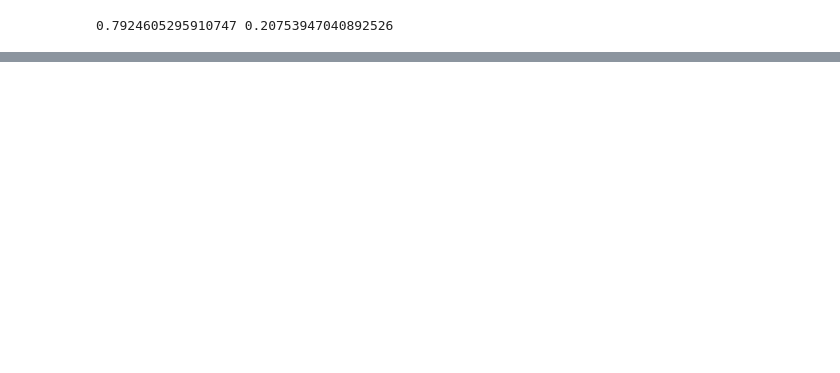
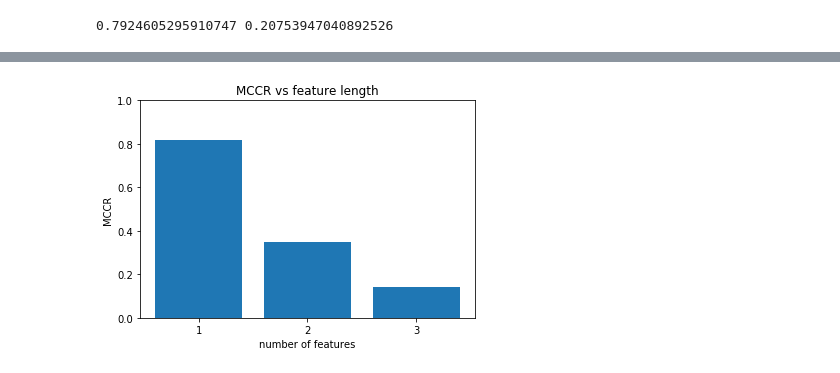
Before and after one commit to AmrAbdelGhani/PA_A1, a Jupyter notebook: SkinClassification.ipynb, the cells around one changed output, grey strips where cells are left out. Cells and saved outputs as stored; diff of their text form; code cells hidden in the pictures; blank space fills up the shorter version.

Commit message:
Skinclassification update
Fixed Priors, Plotted MCCR vs #features

```diff
--- a/SkinClassification.ipynb
+++ b/SkinClassification.ipynb
@@ -155,40 +167,48 @@ MCCR for Feature R:  0.81837375766
 # B and G
 BG1_test =np.concatenate((B1_test, G1_test), axis=1)
 BG2_test = np.concatenate((B2_test,G2_test), axis =1)
-BG1_ccr = ccr1(BG1_test,[B1_lik,G1_lik],[B2_lik,G2_lik])
-BG2_ccr = ccr2(BG2_test,[B1_lik,G1_lik],[B2_lik,G2_lik])
+BG1_ccr = ccr1(BG1_test,[B1_lik,G1_lik],[B2_lik,G2_lik],prior_1,prior_2)
+BG2_ccr = ccr2(BG2_test,[B1_lik,G1_lik],[B2_lik,G2_lik],prior_1,prior_2)
 print('Features B & G Skin CCR: ', BG1_ccr)
 print('Features B & G No Skin CCR: ', BG2_ccr)
-print('MCCR for Feature B & G: ', min(BG1_ccr,BG2_ccr),'\n')
+BG_mccr = min(BG1_ccr,BG2_ccr)
+print('MCCR for Feature B & G: ',BG_mccr ,'\n')
 
 
 #B and R
 BR1_test =np.concatenate((B1_test, R1_test), axis=1)
 BR2_test = np.concatenate((B2_test,R2_test), axis =1)
-BR1_ccr = ccr1(BR1_test,[B1_lik,R1_lik],[B2_lik,R2_lik])
-BR2_ccr = ccr2(BR2_test,[B1_lik,R1_lik],[B2_lik,R2_lik])
+BR1_ccr = ccr1(BR1_test,[B1_lik,R1_lik],[B2_lik,R2_lik],prior_1,prior_2)
+BR2_ccr = ccr2(BR2_test,[B1_lik,R1_lik],[B2_lik,R2_lik],prior_1,prior_2)
 print('Features B & R Skin CCR: ', BR1_ccr)
 print('Features B & R No Skin CCR: ', BR2_ccr)
-print('MCCR for Feature B & R: ', min(BR1_ccr,BR2_ccr),'\n')
+BR_mccr = min(BR1_ccr,BR2_ccr)
+print('MCCR for Feature B & R: ',BR_mccr ,'\n')
 
 
 #G and R
 GR1_test =np.concatenate((G1_test, R1_test), axis=1)
 GR2_test = np.concatenate((G2_test,R2_test), axis =1)
-GR1_ccr = ccr1(GR1_test,[G1_lik,R1_lik],[G2_lik,R2_lik])
-GR2_ccr = ccr2(GR2_test,[G1_lik,R1_lik],[G2_lik,R2_lik])
+GR1_ccr = ccr1(GR1_test,[G1_lik,R1_lik],[G2_lik,R2_lik],prior_1,prior_2)
+GR2_ccr = ccr2(GR2_test,[G1_lik,R1_lik],[G2_lik,R2_lik],prior_1,prior_2)
 print('Features G & R Skin CCR: ', GR1_ccr)
 print('Features G & R No Skin CCR: ', GR2_ccr)
-print('MCCR for Feature G & R: ', min(GR1_ccr,GR2_ccr),'\n')
+GR_mccr = min(GR1_ccr,GR2_ccr)
+print('MCCR for Feature G & R: ',GR_mccr ,'\n')
 
 #B G R
 BGR1_test = np.concatenate((B1_test, G1_test, R1_test), axis=1)
 BGR2_test = np.concatenate((B2_test, G2_test,R2_test), axis =1)
-BGR1_ccr = ccr1(BGR1_test,[B1_lik,G1_lik,R1_lik],[B2_lik,G2_lik,R2_lik])
-BGR2_ccr = ccr2(GR2_test,[B1_lik,G1_lik,R1_lik],[B2_lik,G2_lik,R2_lik])
+BGR1_ccr = ccr1(BGR1_test,[B1_lik,G1_lik,R1_lik],[B2_lik,G2_lik,R2_lik],prior_1,prior_2)
+BGR2_ccr = ccr2(BGR2_test,[B1_lik,G1_lik,R1_lik],[B2_lik,G2_lik,R2_lik],prior_1,prior_2)
 print('Features B G R Skin CCR: ', BGR1_ccr)
 print('Features B G R No Skin CCR: ', BGR2_ccr)
-print('MCCR for Feature G & R: ', min(BGR1_ccr,BGR2_ccr),'\n')
+BGR_mccr = min(BGR1_ccr,BGR2_ccr)
+print('MCCR for Feature G & R: ', BGR_mccr,'\n')
+
+best_mccr_double = max(BG_mccr, BR_mccr, GR_mccr)
+print(best_mccr_double)
+best_mccr_triple = BGR_mccr
 # %% [output]
 Features B & G Skin CCR:  0.42418879056
 Features B & G No Skin CCR:  0.347340233792
@@ -272,0 +295,15 @@ Feature R only
+# %%
+#Plot MCCR vs # of features
+nf = range(1,4)
+mccrs = [best_mccr_single, best_mccr_double, best_mccr_triple]
+plt.title('MCCR vs feature length')
+plt.xlabel('number of features')
+plt.ylabel('MCCR')
+plt.bar(nf,mccrs)
+plt.ylim(0,1)
+#plt.yticks(range(0,1))
+plt.xticks((1,2,3))
+
+plt.show()
+# %% [output]
+[figure, added]
```
Also changed, not shown: parts of 7 cells of this notebook.
